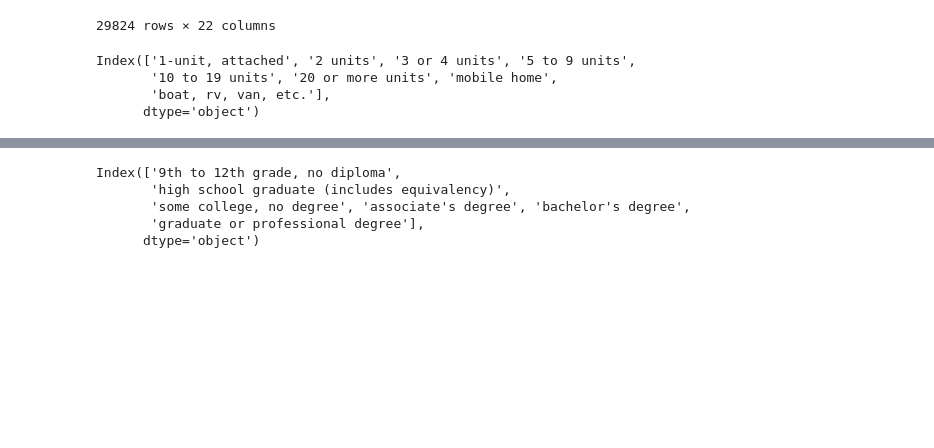
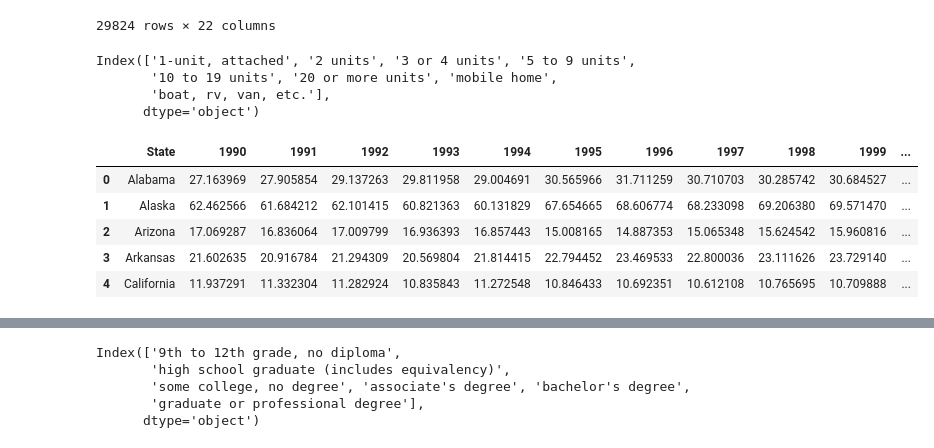
Before and after one commit to samaygarg/evprediction, a Jupyter notebook: finalproject_featurematrix.ipynb, the cells around one changed output, grey strips where cells are left out. Cells and saved outputs as stored; diff of their text form; code cells hidden in the pictures; blank space fills up the shorter version.

```diff
--- a/finalproject_featurematrix.ipynb
+++ b/finalproject_featurematrix.ipynb
@@ -209,0 +210,12 @@ def first(x):
+# %%
+carbondata = pd.read_excel('data/Per_capita_energy_related_CO2_emissions_by_state_cleaned.xlsx')
+carbondata = carbondata.drop(51)
+# %%
+carbondata.head()
+# %% [output]
+|  | State | 1990 | 1991 | 1992 | 1993 | 1994 | 1995 | 1996 | 1997 | 1998 | 1999 | ... |
+| 0 | Alabama | 27.163969 | 27.905854 | 29.137263 | 29.811958 | 29.004691 | 30.565966 | 31.711259 | 30.710703 | 30.285742 | 30.684527 | ... |
+| 1 | Alaska | 62.462566 | 61.684212 | 62.101415 | 60.821363 | 60.131829 | 67.654665 | 68.606774 | 68.233098 | 69.206380 | 69.571470 | ... |
+| 2 | Arizona | 17.069287 | 16.836064 | 17.009799 | 16.936393 | 16.857443 | 15.008165 | 14.887353 | 15.065348 | 15.624542 | 15.960816 | ... |
+| 3 | Arkansas | 21.602635 | 20.916784 | 21.294309 | 20.569804 | 21.814415 | 22.794452 | 23.469533 | 22.800036 | 23.111626 | 23.729140 | ... |
+| 4 | California | 11.937291 | 11.332304 | 11.282924 | 10.835843 | 11.272548 | 10.846433 | 10.692351 | 10.612108 | 10.765695 | 10.709888 | ... |
```
Also changed, not shown: parts of 18 cells of this notebook, 3 other files.
